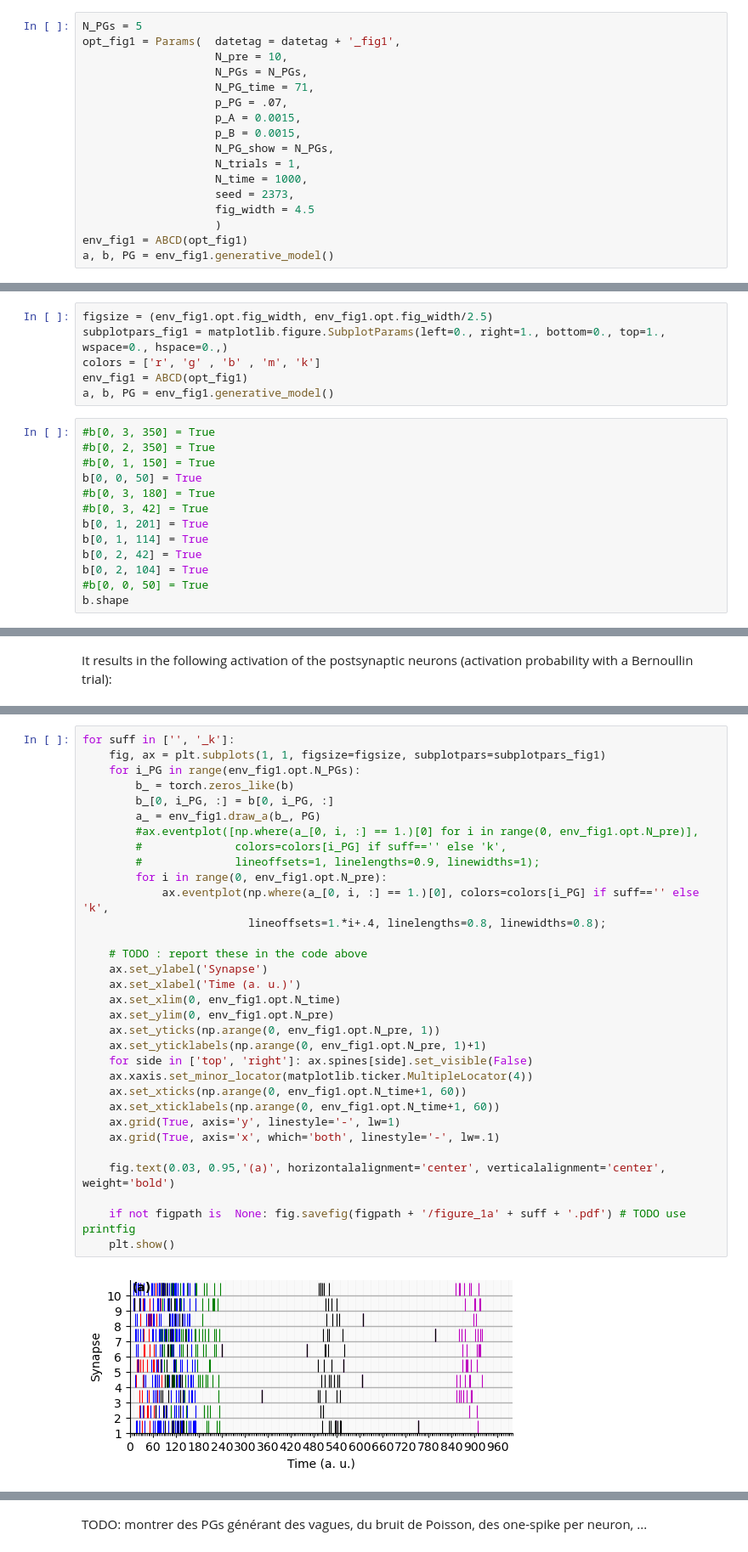
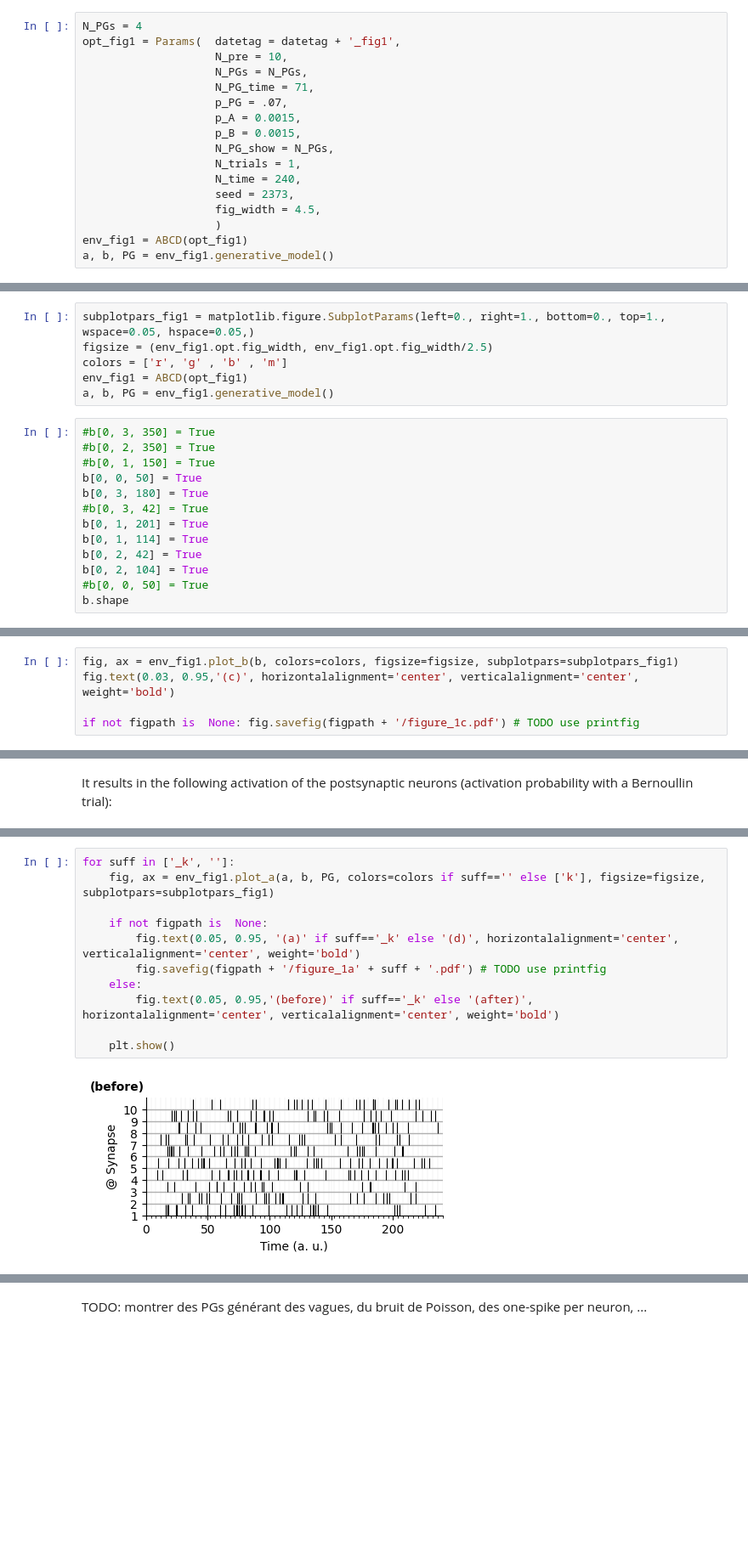
Before and after one commit to SpikeAI/TemporallyHeterogeneousConnections, a Jupyter notebook: dev/2022-11-17_ABCD.ipynb, the cells around one changed output, grey strips where cells are left out. Shown at 85% size. Drawn from its saved outputs; the diff is of its cells as text; blank space fills up the shorter version.

```diff
--- a/dev/2022-11-17_ABCD.ipynb
+++ b/dev/2022-11-17_ABCD.ipynb
@@ -341,7 +378,7 @@ accuracy=100.00%, TP=100.00%, TN=100.00%
 # %% [markdown]
 ## Figure 1
 # %%
-N_PGs = 5
+N_PGs = 4
 opt_fig1 = Params(  datetag = datetag + '_fig1',
                     N_pre = 10,
                     N_PGs = N_PGs,
@@ -351,9 +388,9 @@ opt_fig1 = Params(  datetag = datetag + '_fig1',
                     p_B = 0.0015,
                     N_PG_show = N_PGs,
                     N_trials = 1,
-                    N_time = 1000,
+                    N_time = 240,
                     seed = 2373,
-                    fig_width = 4.5
+                    fig_width = 4.5,
                     )
 env_fig1 = ABCD(opt_fig1)
 a, b, PG = env_fig1.generative_model()
@@ -370,7 +407,7 @@ env_fig1.opt.N_pre, env_fig1.opt.N_PGs, env_fig1.opt.N_PG_time
 # %%
+subplotpars_fig1 = matplotlib.figure.SubplotParams(left=0., right=1., bottom=0., top=1., wspace=0.05, hspace=0.05,)
 figsize = (env_fig1.opt.fig_width, env_fig1.opt.fig_width/2.5)
-subplotpars_fig1 = matplotlib.figure.SubplotParams(left=0., right=1., bottom=0., top=1., wspace=0., hspace=0.,)
-colors = ['r', 'g' , 'b' , 'm', 'k']
+colors = ['r', 'g' , 'b' , 'm']
 env_fig1 = ABCD(opt_fig1)
 a, b, PG = env_fig1.generative_model()
 # %%
@@ -378,7 +415,7 @@ a, b, PG = env_fig1.generative_model()
 #b[0, 2, 350] = True
 #b[0, 1, 150] = True
 b[0, 0, 50] = True
-#b[0, 3, 180] = True
+b[0, 3, 180] = True
 #b[0, 3, 42] = True
 b[0, 1, 201] = True
 b[0, 1, 114] = True
@@ -425,0 +441,5 @@ ax.set_yticklabels(np.arange(0, env_fig1.opt.N_PGs)+1)
+# %%
+fig, ax = env_fig1.plot_b(b, colors=colors, figsize=figsize, subplotpars=subplotpars_fig1)
+fig.text(0.03, 0.95,'(c)', horizontalalignment='center', verticalalignment='center', weight='bold')
+
+if not figpath is  None: fig.savefig(figpath + '/figure_1c.pdf') # TODO use printfig
@@ -428,34 +454,13 @@ It results in the following activation of the postsynaptic neurons (activation p
 # %%
-for suff in ['', '_k']:
-    fig, ax = plt.subplots(1, 1, figsize=figsize, subplotpars=subplotpars_fig1)
-    for i_PG in range(env_fig1.opt.N_PGs):
-        b_ = torch.zeros_like(b)
-        b_[0, i_PG, :] = b[0, i_PG, :]
-        a_ = env_fig1.draw_a(b_, PG)
-        #ax.eventplot([np.where(a_[0, i, :] == 1.)[0] for i in range(0, env_fig1.opt.N_pre)],
-        #              colors=colors[i_PG] if suff=='' else 'k',
-        #              lineoffsets=1, linelengths=0.9, linewidths=1);
-        for i in range(0, env_fig1.opt.N_pre):
-            ax.eventplot(np.where(a_[0, i, :] == 1.)[0], colors=colors[i_PG] if suff=='' else 'k',
-                         lineoffsets=1.*i+.4, linelengths=0.8, linewidths=0.8);
+for suff in ['_k', '']:
+    fig, ax = env_fig1.plot_a(a, b, PG, colors=colors if suff=='' else ['k'], figsize=figsize, subplotpars=subplotpars_fig1)
 
-    # TODO : report these in the code above
-    ax.set_ylabel('Synapse')
-    ax.set_xlabel('Time (a. u.)')
-    ax.set_xlim(0, env_fig1.opt.N_time)
-    ax.set_ylim(0, env_fig1.opt.N_pre)
-    ax.set_yticks(np.arange(0, env_fig1.opt.N_pre, 1))
-    ax.set_yticklabels(np.arange(0, env_fig1.opt.N_pre, 1)+1)
-    for side in ['top', 'right']: ax.spines[side].set_visible(False)
-    ax.xaxis.set_minor_locator(matplotlib.ticker.MultipleLocator(4))
-    ax.set_xticks(np.arange(0, env_fig1.opt.N_time+1, 60))
-    ax.set_xticklabels(np.arange(0, env_fig1.opt.N_time+1, 60))
-    ax.grid(True, axis='y', linestyle='-', lw=1)
-    ax.grid(True, axis='x', which='both', linestyle='-', lw=.1)
+    if not figpath is  None:
+        fig.text(0.05, 0.95, '(a)' if suff=='_k' else '(d)', horizontalalignment='center', verticalalignment='center', weight='bold')
+        fig.savefig(figpath + '/figure_1a' + suff + '.pdf') # TODO use printfig
+    else:
+        fig.text(0.05, 0.95,'(before)' if suff=='_k' else '(after)', horizontalalignment='center', verticalalignment='center', weight='bold')
 
-    fig.text(0.03, 0.95,'(a)', horizontalalignment='center', verticalalignment='center', weight='bold')
-
-    if not figpath is  None: fig.savefig(figpath + '/figure_1a' + suff + '.pdf') # TODO use printfig
     plt.show()
 # %% [output]
-[figure, old version]
+[figure, new version]
```
Also changed, not shown: parts of 31 cells of this notebook.
